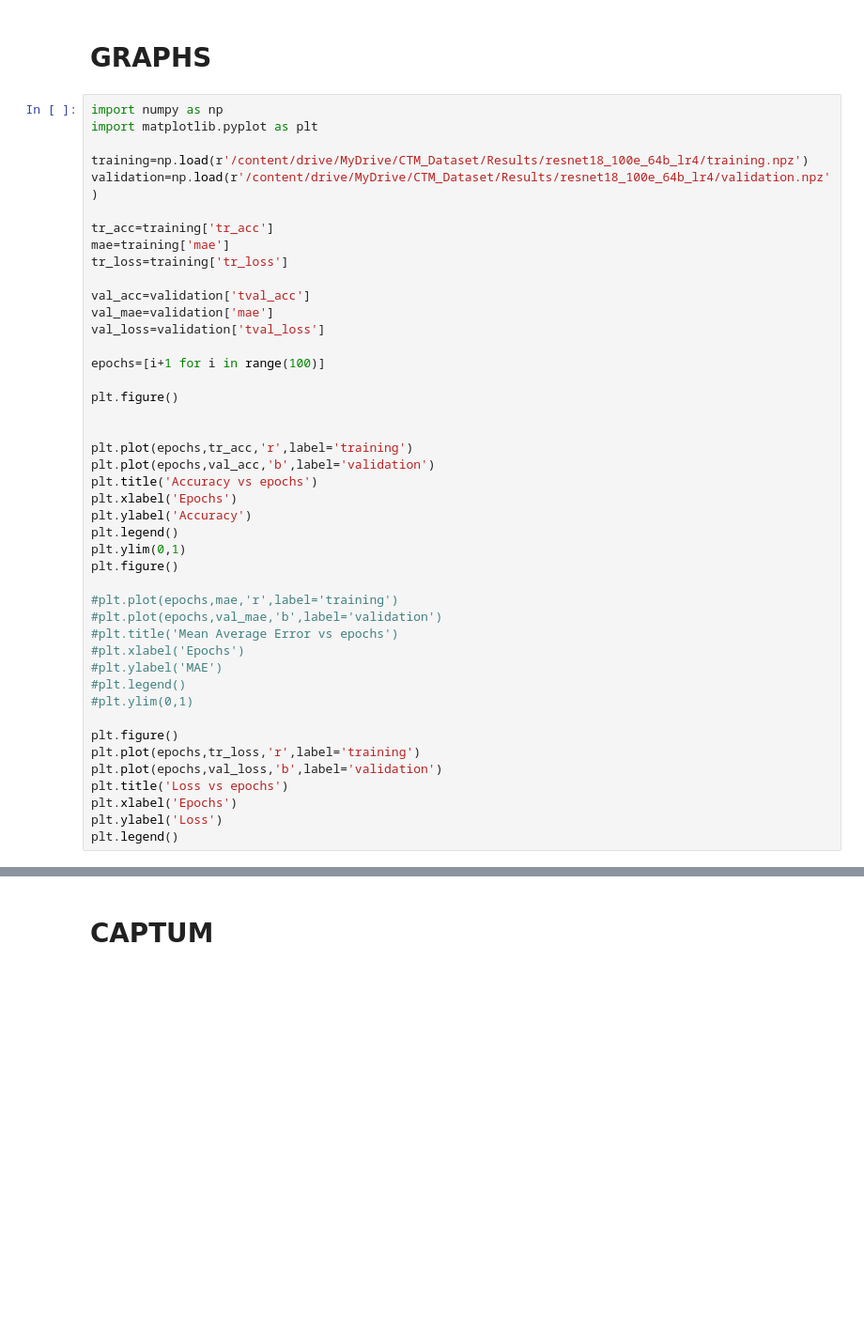
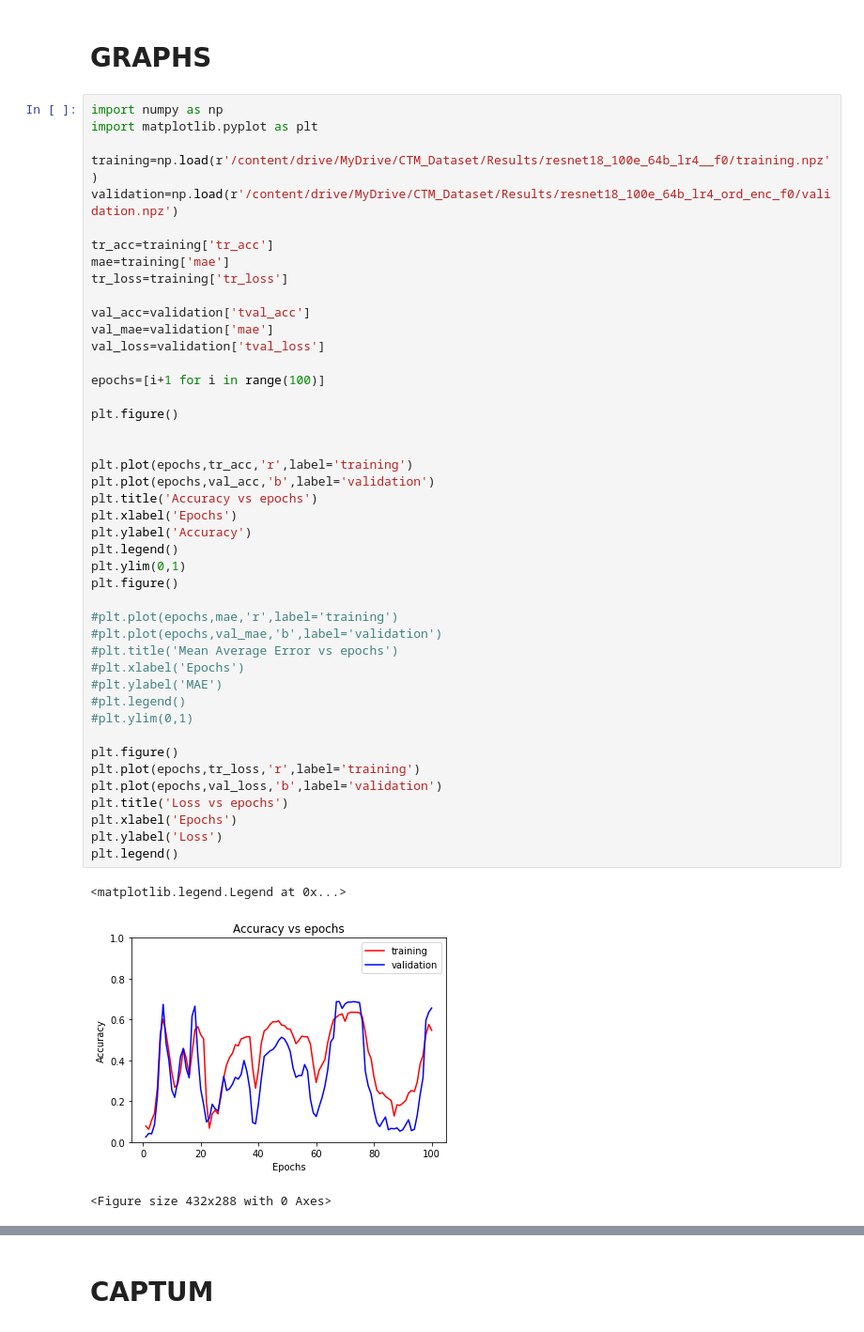
Before and after one commit to dafisilva/CTM_internship, a Jupyter notebook: CTM_SUMMER_MAIN.ipynb, the cells around one changed output, grey strips where cells are left out. Shown: that part at 94% size. Drawn from its saved outputs; the diff is of its cells as text; blank space fills up the shorter version.

```diff
--- a/CTM_SUMMER_MAIN.ipynb
+++ b/CTM_SUMMER_MAIN.ipynb
@@ -369,8 +350,8 @@ EPOC
 import numpy as np
 import matplotlib.pyplot as plt
 
-training=np.load(r'/content/drive/MyDrive/CTM_Dataset/Results/resnet18_100e_64b_lr4/training.npz')
-validation=np.load(r'/content/drive/MyDrive/CTM_Dataset/Results/resnet18_100e_64b_lr4/validation.npz')
+training=np.load(r'/content/drive/MyDrive/CTM_Dataset/Results/resnet18_100e_64b_lr4__f0/training.npz')
+validation=np.load(r'/content/drive/MyDrive/CTM_Dataset/Results/resnet18_100e_64b_lr4_ord_enc_f0/validation.npz')
 
 tr_acc=training['tr_acc']
 mae=training['mae']
@@ -382,30 +363,34 @@ val_loss=validation['tval_loss']
 
 epochs=[i+1 for i in range(100)]
 
 plt.figure()
 
 
 plt.plot(epochs,tr_acc,'r',label='training')
 plt.plot(epochs,val_acc,'b',label='validation')
 plt.title('Accuracy vs epochs')
 plt.xlabel('Epochs')
 plt.ylabel('Accuracy')
 plt.legend()
 plt.ylim(0,1)
 plt.figure()
 
 #plt.plot(epochs,mae,'r',label='training')
 #plt.plot(epochs,val_mae,'b',label='validation')
 #plt.title('Mean Average Error vs epochs')
 #plt.xlabel('Epochs')
 #plt.ylabel('MAE')
 #plt.legend()
 #plt.ylim(0,1)
 
 plt.figure()
 plt.plot(epochs,tr_loss,'r',label='training')
 plt.plot(epochs,val_loss,'b',label='validation')
 plt.title('Loss vs epochs')
 plt.xlabel('Epochs')
 plt.ylabel('Loss')
 plt.legend()
+# %% [output]
+<matplotlib.legend.Legend at 0x...>
+[figure, added]
+<Figure size 432x288 with 0 Axes>
```
Also changed, not shown: parts of 8 cells of this notebook.
